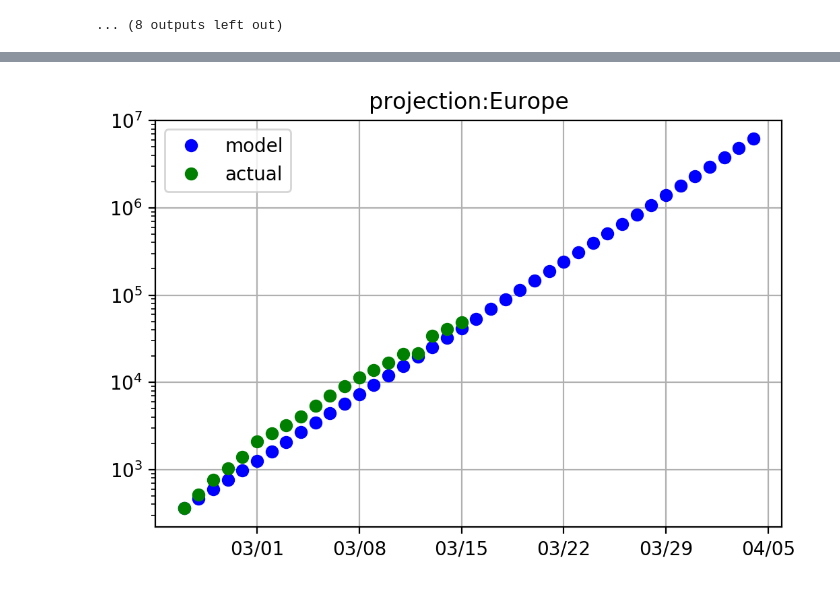
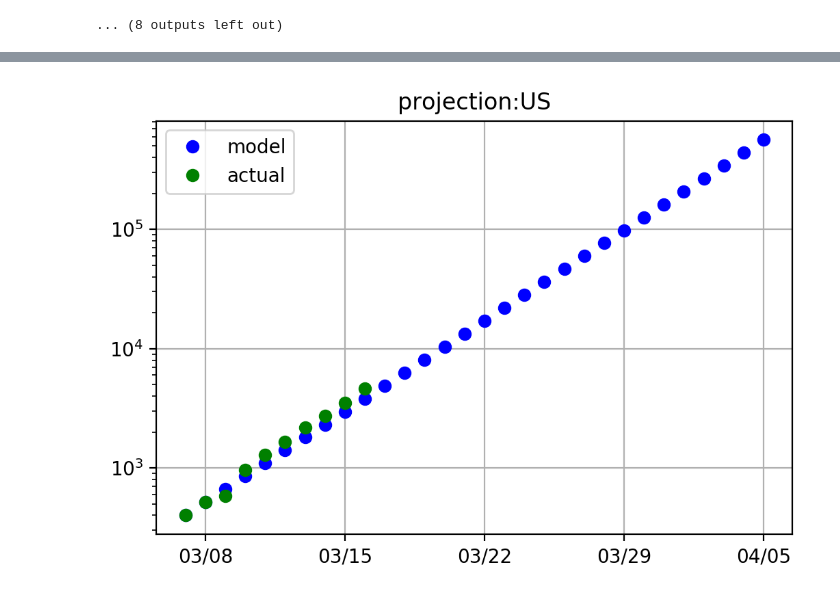
Before and after one commit to raysalem/sars-cov-19, a Jupyter notebook: cov-19.ipynb, the cells around one changed output, grey strips where cells are left out. Saved outputs shown, nothing was run; the diff lists cells and outputs as text; code cells hidden in the pictures.

```diff
--- a/cov-19.ipynb
+++ b/cov-19.ipynb
@@ -500,7 +500,7 @@ ax.set_title("new cases vs time");
 #where will the us be
 #start date
 rate      = .25
-ctr       = "Europe"
+ctr       = "US"
 caseMin   = 300
 TN        = 21     # number of intervals after today
 
@@ -547,4 +547,4 @@ plt.yscale('log')
-[figure, old version]
+[figure, new version]
 # %%
  #try to predict the 'US' covid-19 number of illness, will adapt the rate, note this will only reflect
 # the positive exponent of the logistic curver (at the inflection points switchs from exponential to logarithmic)
```
Also changed, not shown: parts of 9 cells of this notebook.
